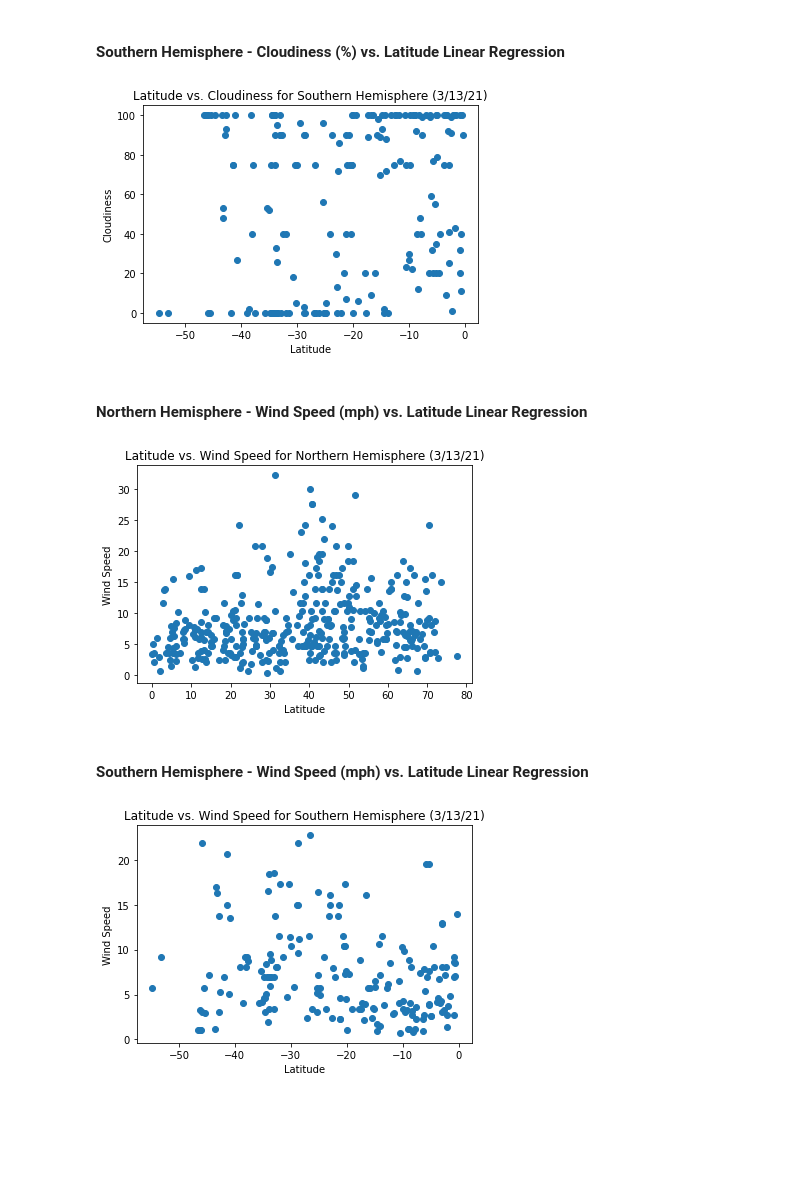
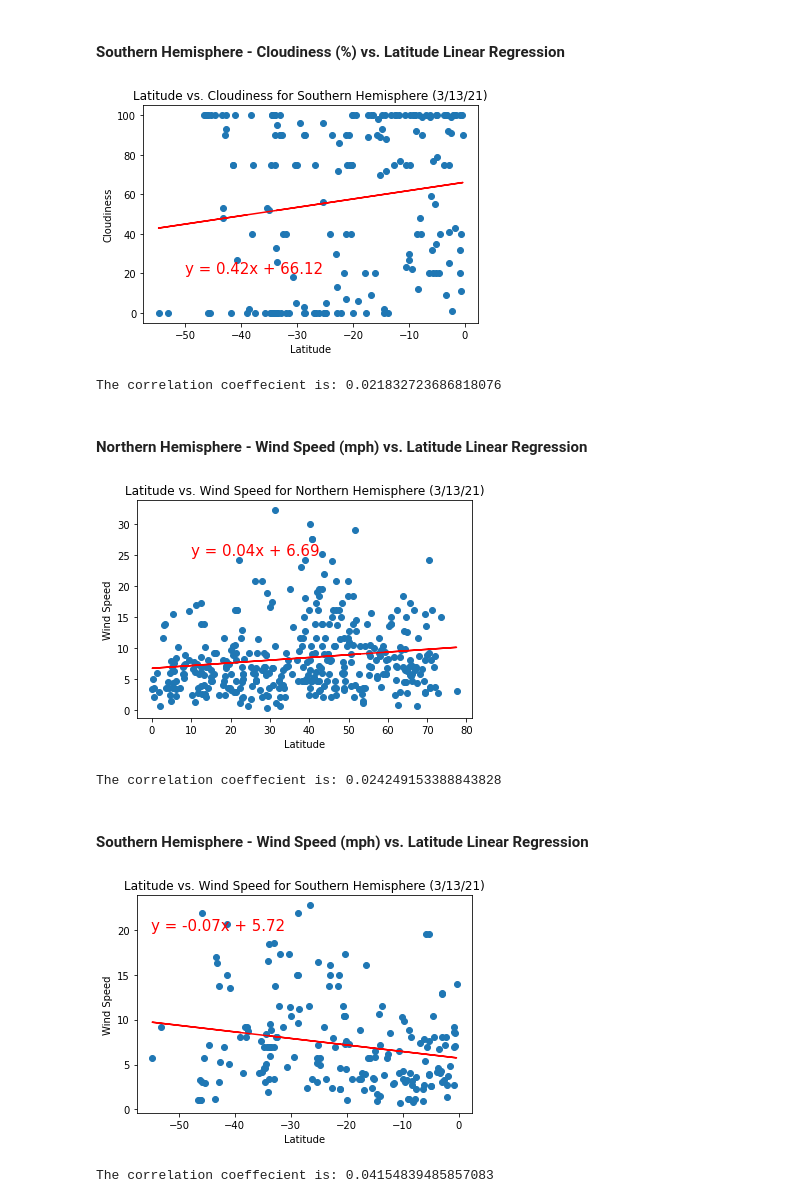
Before and after one commit to moormeierz/API-challenge, a Jupyter notebook: WeatherPy/WeatherPy.ipynb, the cells around one changed output. Saved outputs shown, nothing was run; the diff lists cells and outputs as text; code cells hidden in the pictures; blank space fills up the shorter version.

```diff
--- a/WeatherPy/WeatherPy.ipynb
+++ b/WeatherPy/WeatherPy.ipynb
@@ -378,16 +446,29 @@ plt.show()
 # %%
 # Plot Data
 x = south_data['Lat']
 y = south_data['Cloudiness']
 plt.scatter(x,y)
 
+
+# Add Linear regression line
+(slope, intercept, rvalue, pvalue, stderr) = linregress(x, y)
+regress_values = x * slope + intercept
+line_eq = "y = " + str(round(slope,2)) + "x + " + str(round(intercept,2))
+
+plt.plot(x,regress_values,"r-")
+plt.annotate(line_eq,(-50,20),fontsize=15,color="red")
+
+
 #Label
 plt.xlabel('Latitude')
 plt.ylabel('Cloudiness')
 plt.title('Latitude vs. Cloudiness for Southern Hemisphere (3/13/21)')
 plt.show()
+
+print(f'The correlation coeffecient is: {rvalue**2}')
 # %% [output]
-[figure, old version]
+[figure, new version]
+The correlation coeffecient is: 0.021832723686818076
 # %% [markdown]
 ####  Northern Hemisphere - Wind Speed (mph) vs. Latitude Linear Regression
 # %%
@@ -396,13 +477,26 @@ x = north_data['Lat']
 y = north_data['Wind Speed']
 plt.scatter(x,y)
 
+
+# Add Linear regression line
+(slope, intercept, rvalue, pvalue, stderr) = linregress(x, y)
+regress_values = x * slope + intercept
+line_eq = "y = " + str(round(slope,2)) + "x + " + str(round(intercept,2))
+
+plt.plot(x,regress_values,"r-")
+plt.annotate(line_eq,(10,25),fontsize=15,color="red")
+
+
 #Label
 plt.xlabel('Latitude')
 plt.ylabel('Wind Speed')
 plt.title('Latitude vs. Wind Speed for Northern Hemisphere (3/13/21)')
 plt.show()
+
+print(f'The correlation coeffecient is: {rvalue**2}')
 # %% [output]
-[figure, old version]
+[figure, new version]
+The correlation coeffecient is: 0.024249153388843828
 # %% [markdown]
 ####  Southern Hemisphere - Wind Speed (mph) vs. Latitude Linear Regression
 # %%
@@ -411,13 +505,26 @@ x = south_data['Lat']
 y = south_data['Wind Speed']
 plt.scatter(x,y)
 
+
+# Add Linear regression line
+(slope, intercept, rvalue, pvalue, stderr) = linregress(x, y)
+regress_values = x * slope + intercept
+line_eq = "y = " + str(round(slope,2)) + "x + " + str(round(intercept,2))
+
+plt.plot(x,regress_values,"r-")
+plt.annotate(line_eq,(-55,20),fontsize=15,color="red")
+
+
 #Label
 plt.xlabel('Latitude')
 plt.ylabel('Wind Speed')
 plt.title('Latitude vs. Wind Speed for Southern Hemisphere (3/13/21)')
 plt.show()
+
+print(f'The correlation coeffecient is: {rvalue**2}')
 # %% [output]
-[figure, old version]
+[figure, new version]
+The correlation coeffecient is: 0.04154839485857083
 # %%
 # export w_data to csv for VacationPy
 w_data.to_csv("output_data/Weather_data.csv", index = False, header = True )
```
Also changed, not shown: parts of 9 cells of this notebook, 1 other file.
